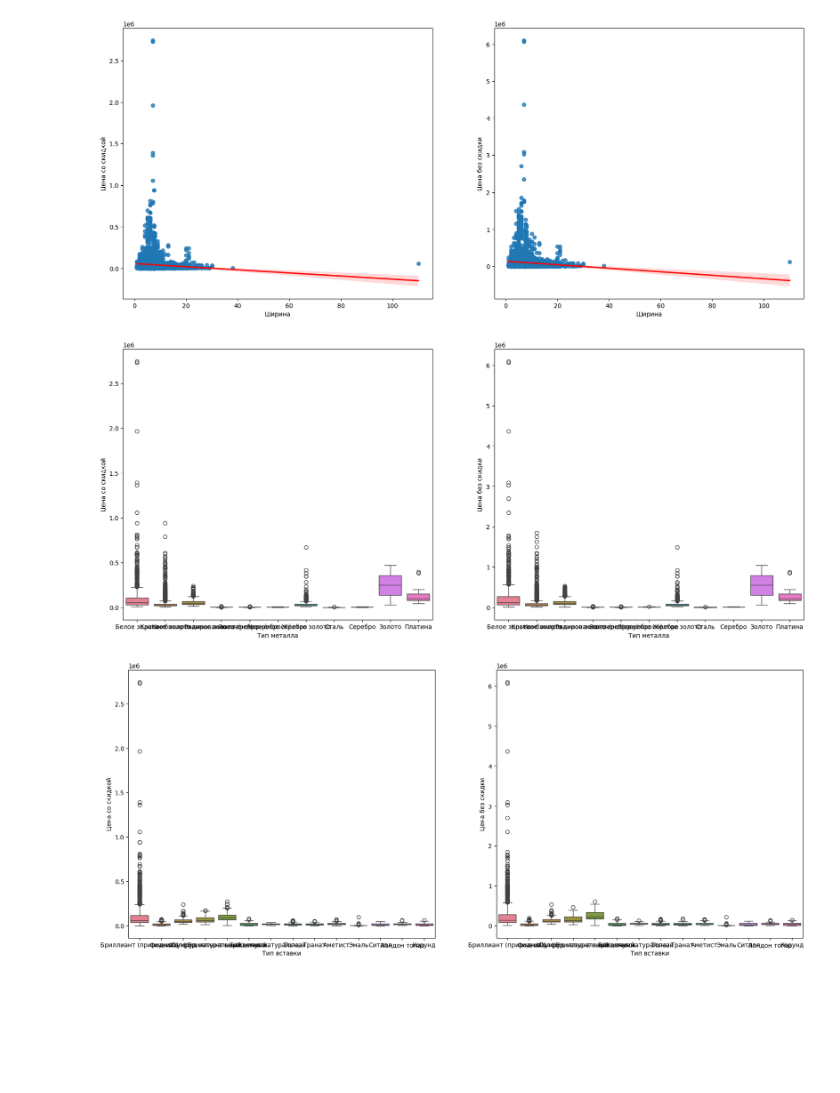
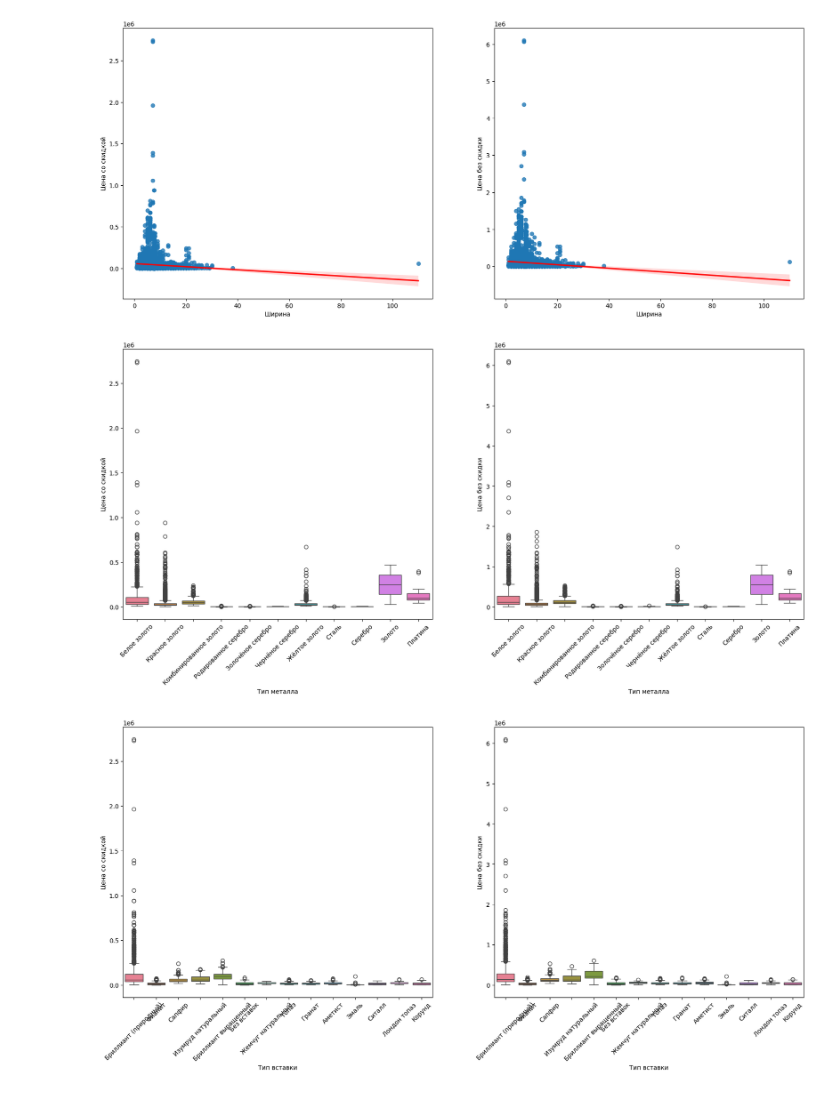
Before and after one commit to tisheedesh/Project, a Jupyter notebook: EDA.ipynb, the cells around one changed output. Cells and saved outputs as stored; diff of their text form; code cells hidden in the pictures; blank space fills up the shorter version.

```diff
--- a/EDA.ipynb
+++ b/EDA.ipynb
@@ -433,14 +435,18 @@ plt.show()
 # %%
 fig, ax = plt.subplots(figsize = (20, 8), ncols=2)
 sns.boxplot(df, y='Цена со скидкой', x='Тип металла', hue='Тип металла', ax=ax[0])
+ax[0].tick_params(axis='x', labelrotation = 45)
 sns.boxplot(df, y='Цена без скидки', x='Тип металла', hue='Тип металла', ax=ax[1])
+ax[1].tick_params(axis='x', labelrotation = 45)
 plt.show()
 # %% [output]
-[figure, old version]
+[figure, new version]
 # %%
 fig, ax = plt.subplots(figsize = (20, 8), ncols=2)
 sns.boxplot(df, y='Цена со скидкой', x='Тип вставки', hue='Тип вставки', ax=ax[0])
+ax[0].tick_params(axis='x', labelrotation = 45)
 sns.boxplot(df, y='Цена без скидки', x='Тип вставки', hue='Тип вставки', ax=ax[1])
+ax[1].tick_params(axis='x', labelrotation = 45)
 plt.show()
 # %% [output]
-[figure, old version]
+[figure, new version]
```
Also changed, not shown: parts of 2 cells of this notebook.
